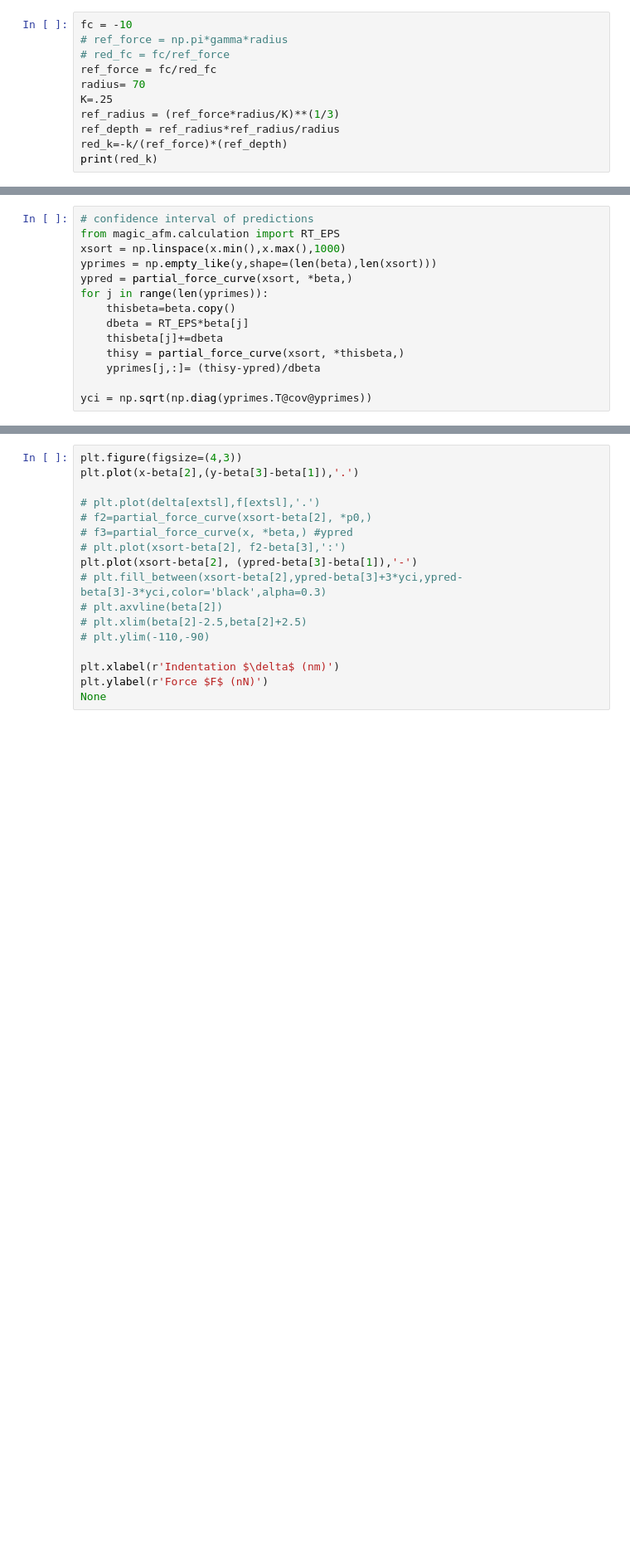
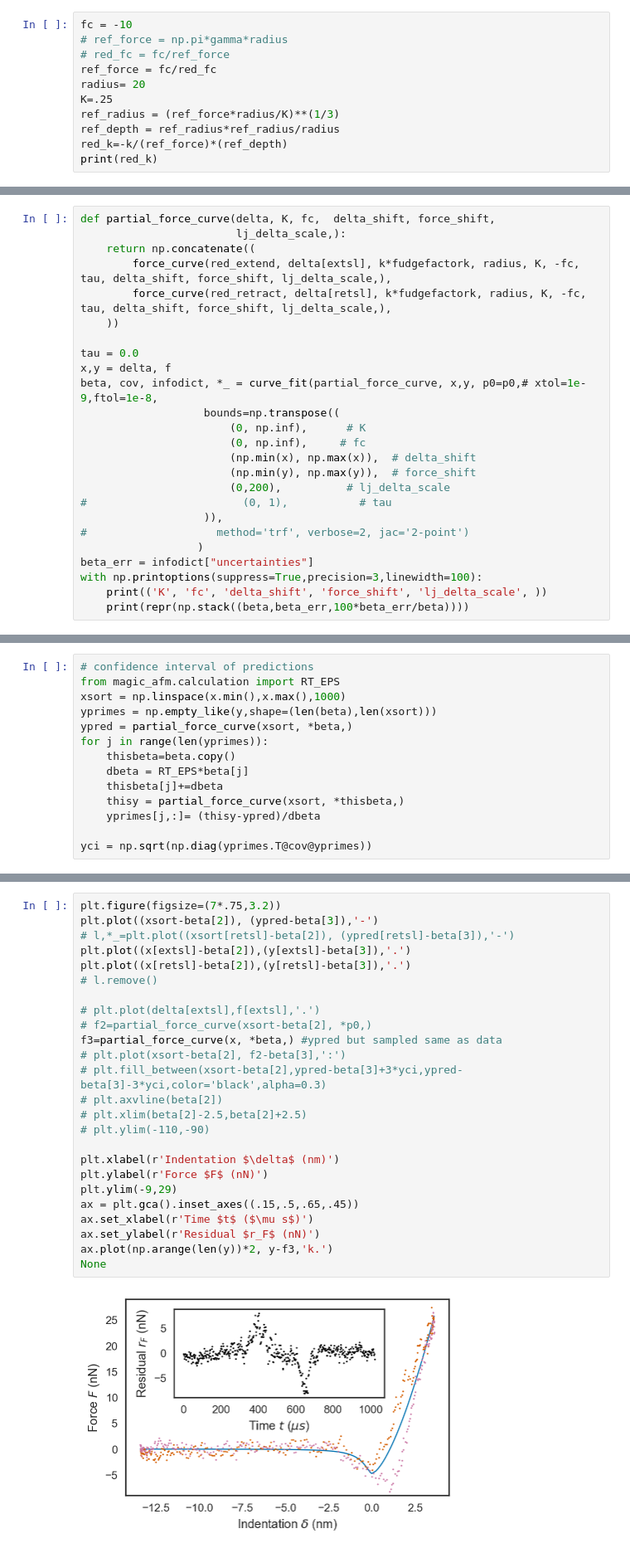
Before and after one commit to richardsheridan/magic-afm, a Jupyter notebook: magic fitting workflow.ipynb, the cells around one changed output, grey strips where cells are left out. Shown: that part at 83% size. Saved outputs shown, nothing was run; the diff lists cells and outputs as text; blank space fills up the shorter version.

```diff
--- a/magic fitting workflow.ipynb
+++ b/magic fitting workflow.ipynb
@@ -184,7 +235,7 @@ fc = -10
 # ref_force = np.pi*gamma*radius
 # red_fc = fc/ref_force
 ref_force = fc/red_fc
-radius= 70
+radius= 20
 K=.25
 ref_radius = (ref_force*radius/K)**(1/3)
 ref_depth = ref_radius*ref_radius/radius
@@ -287,0 +373,25 @@ with np.printoptions(suppress=True,precision=3,linewidth=100):
+# %%
+def partial_force_curve(delta, K, fc,  delta_shift, force_shift,
+                        lj_delta_scale,):
+    return np.concatenate((
+        force_curve(red_extend, delta[extsl], k*fudgefactork, radius, K, -fc, tau, delta_shift, force_shift, lj_delta_scale,),
+        force_curve(red_retract, delta[retsl], k*fudgefactork, radius, K, -fc, tau, delta_shift, force_shift, lj_delta_scale,),
+    ))
+
+tau = 0.0
+x,y = delta, f
+beta, cov, infodict, *_ = curve_fit(partial_force_curve, x,y, p0=p0,# xtol=1e-9,ftol=1e-8,
+                   bounds=np.transpose((
+                       (0, np.inf),      # K
+                       (0, np.inf),     # fc
+                       (np.min(x), np.max(x)),  # delta_shift
+                       (np.min(y), np.max(y)),  # force_shift
+                       (0,200),          # lj_delta_scale
+#                        (0, 1),           # tau
+                   )),
+#                    method='trf', verbose=2, jac='2-point')
+                  )
+beta_err = infodict["uncertainties"]
+with np.printoptions(suppress=True,precision=3,linewidth=100):
+    print(('K', 'fc', 'delta_shift', 'force_shift', 'lj_delta_scale', ))
+    print(repr(np.stack((beta,beta_err,100*beta_err/beta))))
@@ -306,17 +452,27 @@ yci = np.sqrt(np.diag(yprimes.T@cov@yprimes))
 # %%
-plt.figure(figsize=(4,3))
-plt.plot(x-beta[2],(y-beta[3]-beta[1]),'.')
+plt.figure(figsize=(7*.75,3.2))
+plt.plot((xsort-beta[2]), (ypred-beta[3]),'-')
+# l,*_=plt.plot((xsort[retsl]-beta[2]), (ypred[retsl]-beta[3]),'-')
+plt.plot((x[extsl]-beta[2]),(y[extsl]-beta[3]),'.')
+plt.plot((x[retsl]-beta[2]),(y[retsl]-beta[3]),'.')
+# l.remove()
 
 # plt.plot(delta[extsl],f[extsl],'.')
 # f2=partial_force_curve(xsort-beta[2], *p0,)
-# f3=partial_force_curve(x, *beta,) #ypred
+f3=partial_force_curve(x, *beta,) #ypred but sampled same as data
 # plt.plot(xsort-beta[2], f2-beta[3],':')
-plt.plot(xsort-beta[2], (ypred-beta[3]-beta[1]),'-')
 # plt.fill_between(xsort-beta[2],ypred-beta[3]+3*yci,ypred-beta[3]-3*yci,color='black',alpha=0.3)
 # plt.axvline(beta[2])
 # plt.xlim(beta[2]-2.5,beta[2]+2.5)
 # plt.ylim(-110,-90)
 
 plt.xlabel(r'Indentation $\delta$ (nm)')
 plt.ylabel(r'Force $F$ (nN)')
+plt.ylim(-9,29)
+ax = plt.gca().inset_axes((.15,.5,.65,.45))
+ax.set_xlabel(r'Time $t$ ($\mu s$)')
+ax.set_ylabel(r'Residual $r_F$ (nN)')
+ax.plot(np.arange(len(y))*2, y-f3,'k.')
 None
+# %% [output]
+[figure, added]
```
Also changed, not shown: parts of 28 cells of this notebook.
